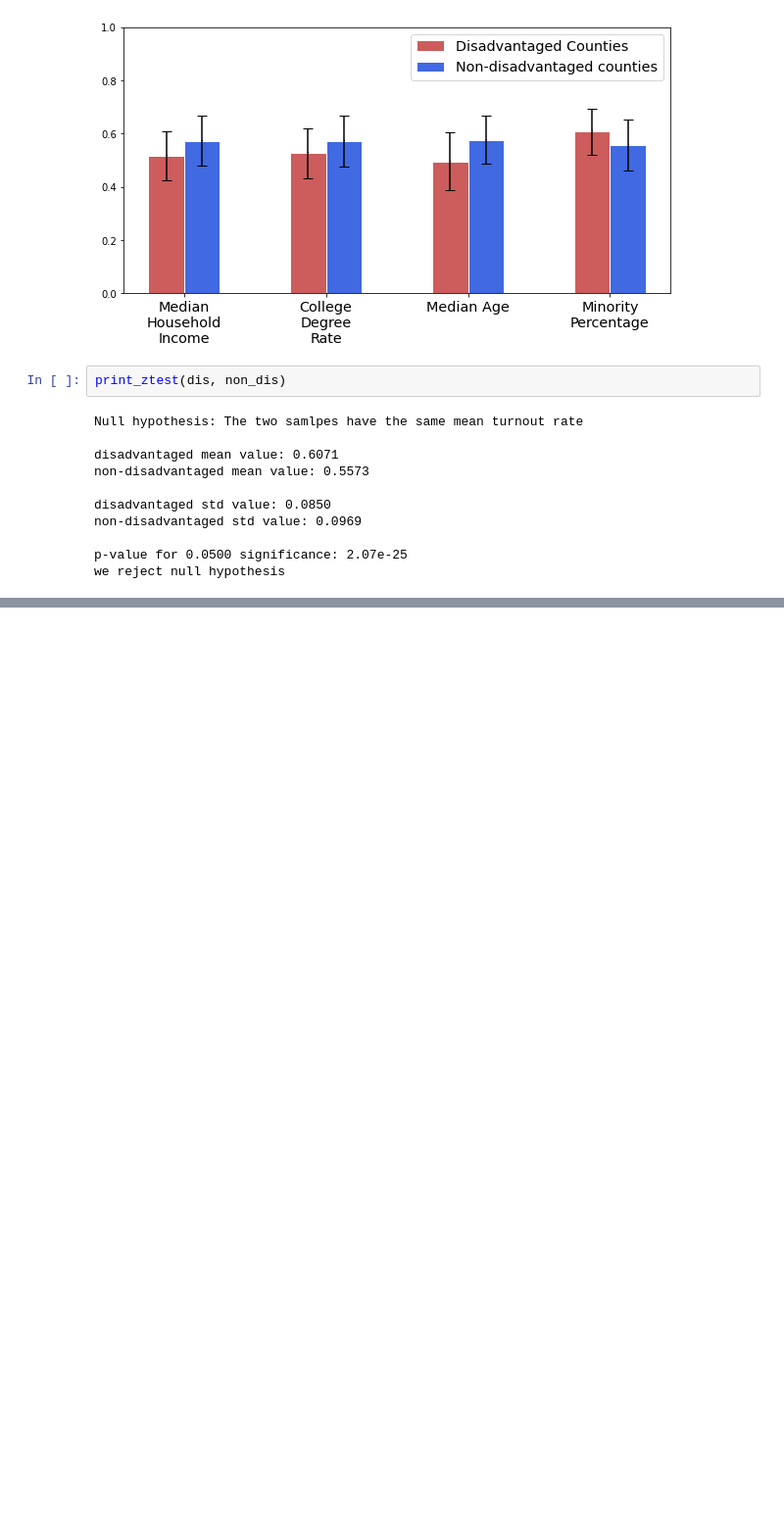
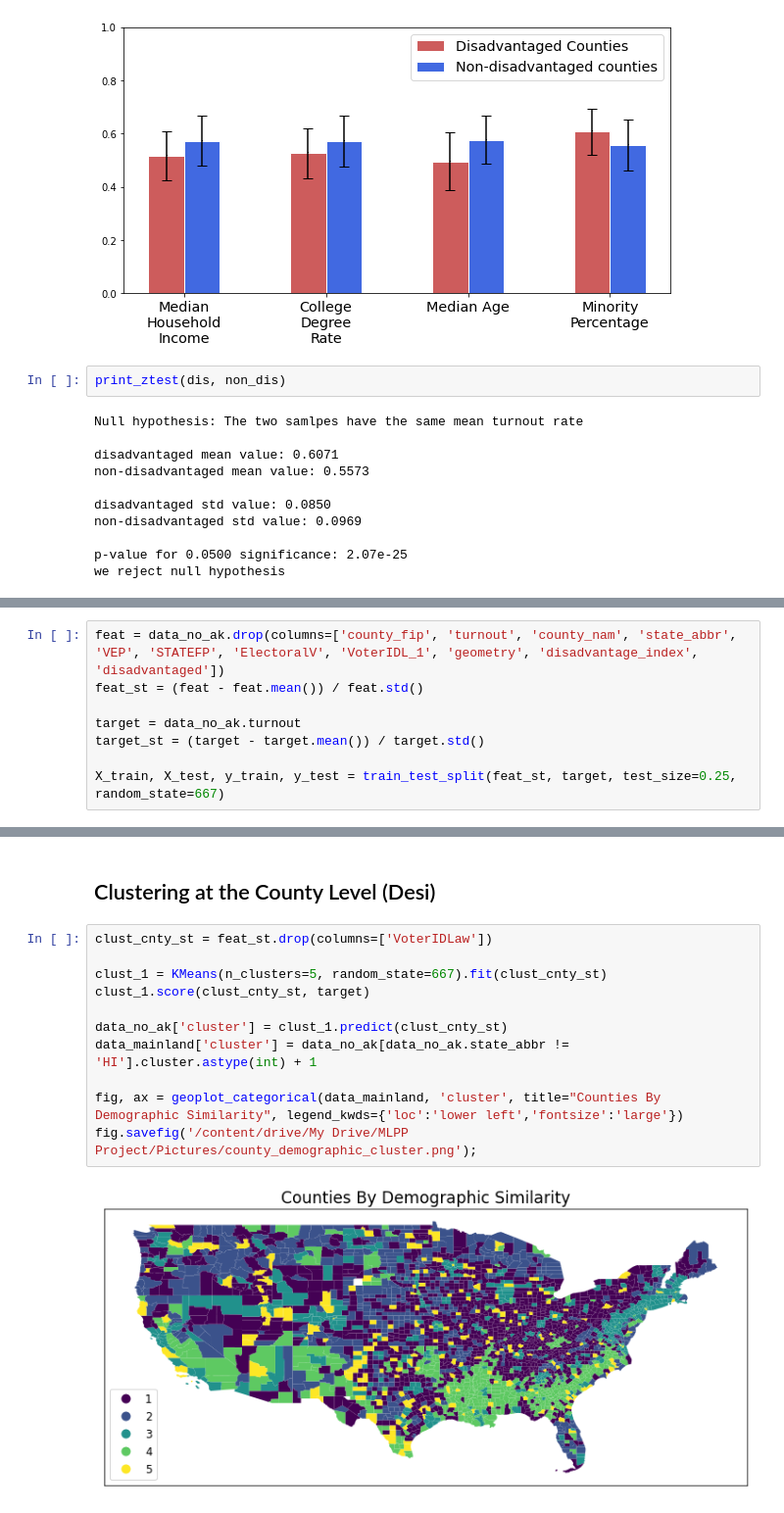
Before and after one commit to DesiPilla/demographics-voterid-turnout, a Jupyter notebook: Data_Analysis.ipynb, the cells around one changed output, grey strips where cells are left out. Shown at 98% size. Cells and saved outputs as stored; diff of their text form; blank space fills up the shorter version.

```diff
--- a/Data_Analysis.ipynb
+++ b/Data_Analysis.ipynb
@@ -335,0 +380,8 @@ fig.savefig('/content/drive/My Drive/MLPP Project/Pictures/minority_conditional_
+# %%
+feat = data_no_ak.drop(columns=['county_fip', 'turnout', 'county_nam', 'state_abbr', 'VEP', 'STATEFP', 'ElectoralV', 'VoterIDL_1', 'geometry', 'disadvantage_index', 'disadvantaged'])
+feat_st = (feat - feat.mean()) / feat.std()
+
+target = data_no_ak.turnout
+target_st = (target - target.mean()) / target.std()
+
+X_train, X_test, y_train, y_test = train_test_split(feat_st, target, test_size=0.25, random_state=667)
@@ -335,0 +412,15 @@ fig.savefig('/content/drive/My Drive/MLPP Project/Pictures/minority_conditional_
+# %% [markdown]
+## Clustering at the County Level (Desi)
+# %%
+clust_cnty_st = feat_st.drop(columns=['VoterIDLaw'])
+
+clust_1 = KMeans(n_clusters=5, random_state=667).fit(clust_cnty_st)
+clust_1.score(clust_cnty_st, target)
+
+data_no_ak['cluster'] = clust_1.predict(clust_cnty_st)
+data_mainland['cluster'] = data_no_ak[data_no_ak.state_abbr != 'HI'].cluster.astype(int) + 1
+
+fig, ax = geoplot_categorical(data_mainland, 'cluster', title="Counties By Demographic Similarity", legend_kwds={'loc':'lower left','fontsize':'large'})
+fig.savefig('/content/drive/My Drive/MLPP Project/Pictures/county_demographic_cluster.png');
+# %% [output]
+[figure, added]
```
Also changed, not shown: parts of 30 cells of this notebook.
